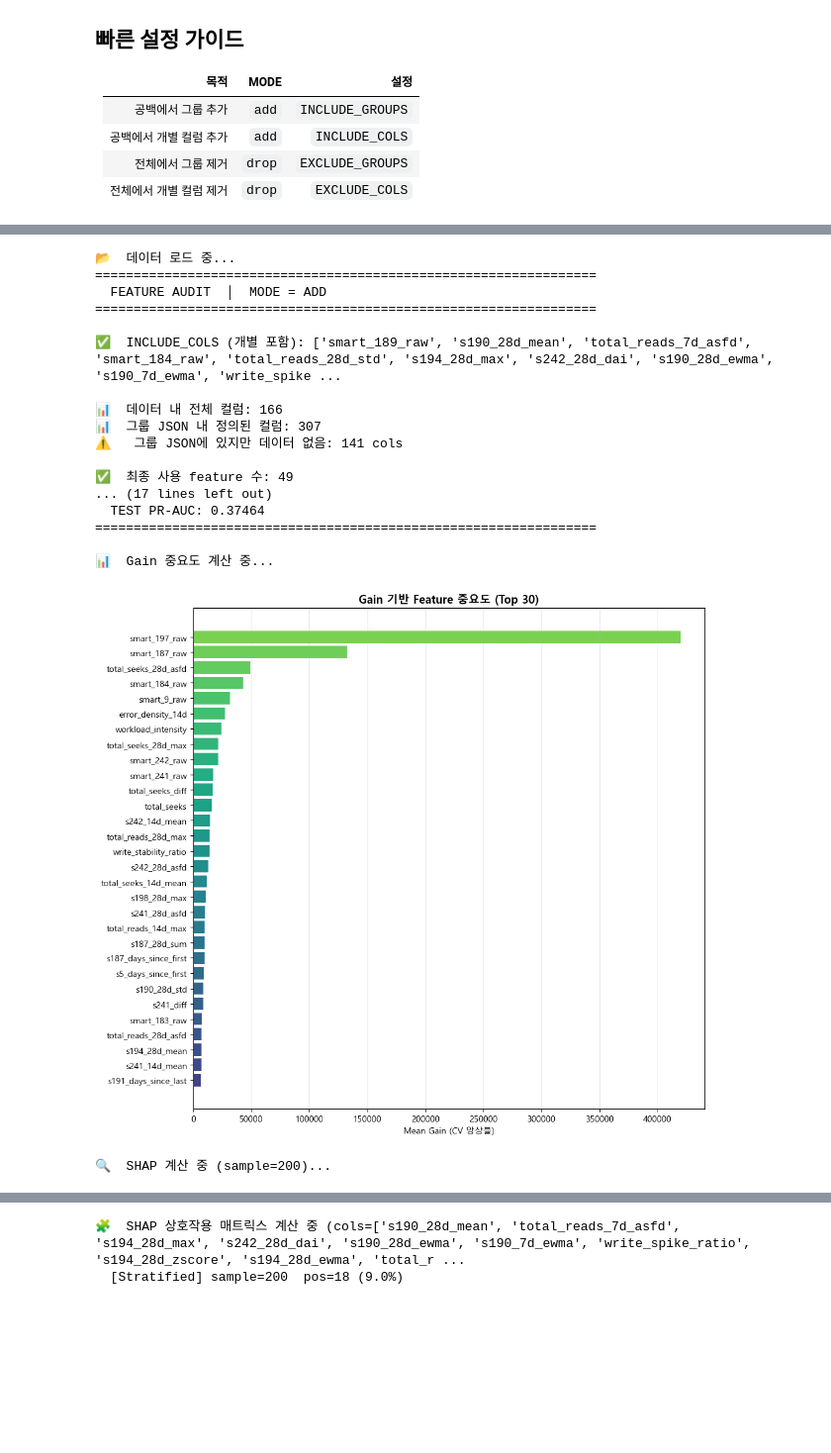
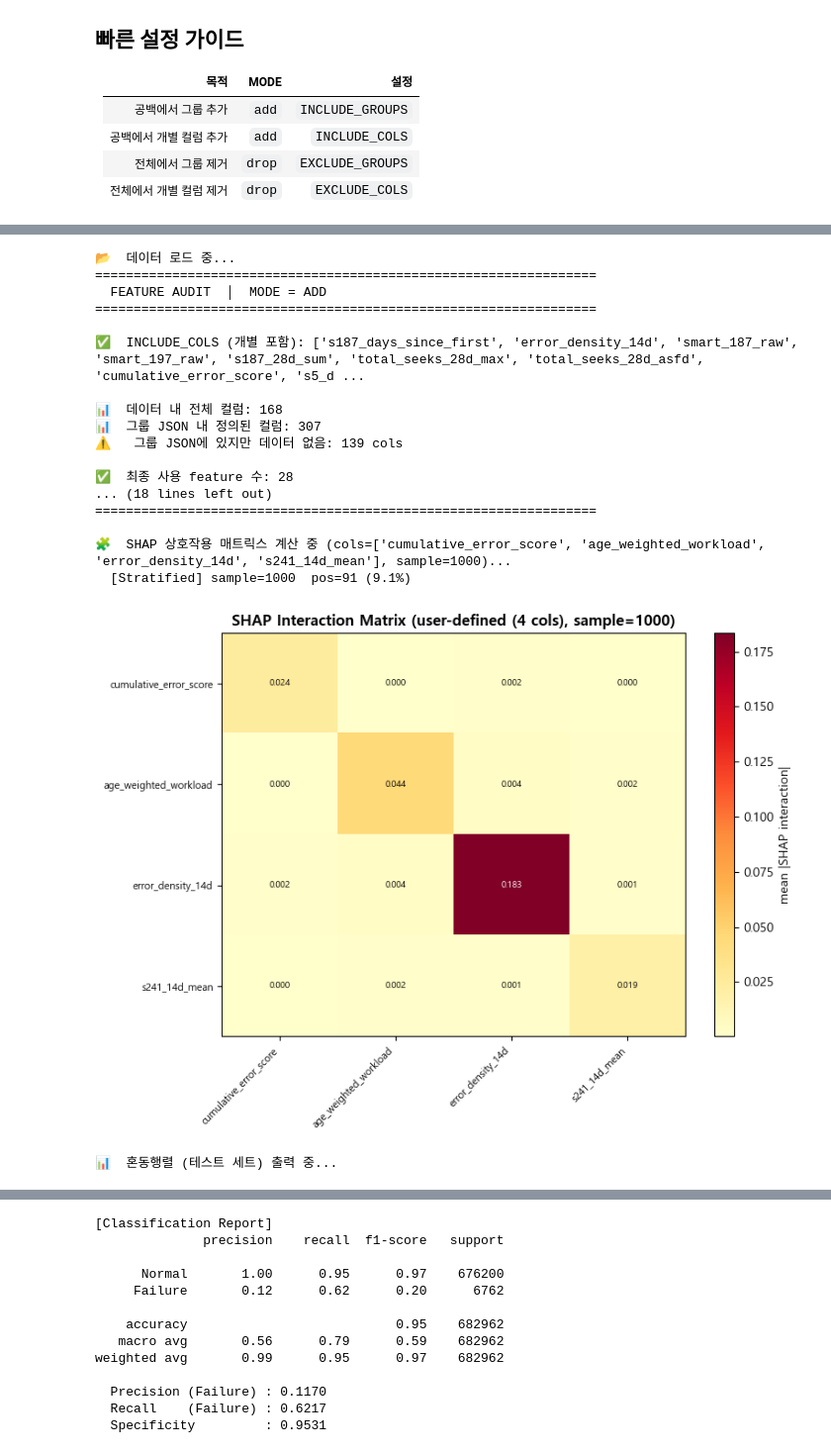
Before and after one commit to joon6644/ML_HDD, a Jupyter notebook: notebooks/16_RFE.ipynb, the cells around one changed output, grey strips where cells are left out. Shown at 99% size. Saved outputs shown, nothing was run; the diff lists cells and outputs as text; code cells hidden in the pictures; blank space fills up the shorter version.

```diff
--- a/notebooks/16_RFE.ipynb
+++ b/notebooks/16_RFE.ipynb
@@ -72,36 +72,37 @@ else:
 # %%
 # ── Cell 3: 파이프라인 실행 ──────────────────────────────────
 # show_gain=False 또는 show_shap=False 로 중요도 플롯 개별 ON/OFF 가능
 result = core.run_pipeline(
     cfg,
-    show_gain=True,
-    show_shap=True,
+    show_gain=False,
+    show_shap=False,
     show_interaction=True,      # shap 상호작용값
     interaction_cols=[
-'smart_241_raw',
-'smart_242_raw'
 
+'smart_197_raw',
+
+'smart_184_raw', 's187_28d_sum'
     ],
-    # interaction_top_n=15,       # 상위 몇 개 feature 간 상호작용 볼지
-    interaction_sample_n=200,   # 샘플 수 (많을수록 느림)
+    # interaction_top_n=10,       # 상위 몇 개 feature 간 상호작용 볼지
+    interaction_sample_n=1000,   # 샘플 수 (많을수록 느림)
 )
 # %% [output]
 📂  데이터 로드 중...
 =================================================================
   FEATURE AUDIT  │  MODE = ADD
 =================================================================
 
-✅  INCLUDE_COLS (개별 포함): ['smart_189_raw', 's190_28d_mean', 'total_reads_7d_asfd', 'smart_184_raw', 'total_reads_28d_std', 's194_28d_max', 's242_28d_dai', 's190_28d_ewma', 's190_7d_ewma', 'write_spike ...
+✅  INCLUDE_COLS (개별 포함): ['s187_days_since_first', 'error_density_14d', 'smart_187_raw', 'smart_197_raw', 's187_28d_sum', 'total_seeks_28d_max', 'total_seeks_28d_asfd', 'cumulative_error_score', 's5_d ...
 
-📊  데이터 내 전체 컬럼: 166
+📊  데이터 내 전체 컬럼: 168
 📊  그룹 JSON 내 정의된 컬럼: 307
-⚠️   그룹 JSON에 있지만 데이터 없음: 141 cols
+⚠️   그룹 JSON에 있지만 데이터 없음: 139 cols
 
-✅  최종 사용 feature 수: 49
-... (17 lines left out)
-  TEST PR-AUC: 0.37464
+✅  최종 사용 feature 수: 28
+... (18 lines left out)
 =================================================================
 
-📊  Gain 중요도 계산 중...
+🧩  SHAP 상호작용 매트릭스 계산 중 (cols=['cumulative_error_score', 'age_weighted_workload', 'error_density_14d', 's241_14d_mean'], sample=1000)...
+  [Stratified] sample=1000  pos=91 (9.1%)
-[figure, old version]
+[figure, new version]
-🔍  SHAP 계산 중 (sample=200)...
+📊  혼동행렬 (테스트 세트) 출력 중...
@@ -110,2 +110,13 @@ result = core.run_pipeline(
-🧩  SHAP 상호작용 매트릭스 계산 중 (cols=['s190_28d_mean', 'total_reads_7d_asfd', 's194_28d_max', 's242_28d_dai', 's190_28d_ewma', 's190_7d_ewma', 'write_spike_ratio', 's194_28d_zscore', 's194_28d_ewma', 'total_r ...
-  [Stratified] sample=200  pos=18 (9.0%)
+[Classification Report]
+              precision    recall  f1-score   support
+
+      Normal       1.00      0.95      0.97    676200
+     Failure       0.12      0.62      0.20      6762
+
+    accuracy                           0.95    682962
+   macro avg       0.56      0.79      0.59    682962
+weighted avg       0.99      0.95      0.97    682962
+
+  Precision (Failure) : 0.1170
+  Recall    (Failure) : 0.6217
+  Specificity         : 0.9531
```
Also changed, not shown: parts of 6 cells of this notebook, 7 other files.
